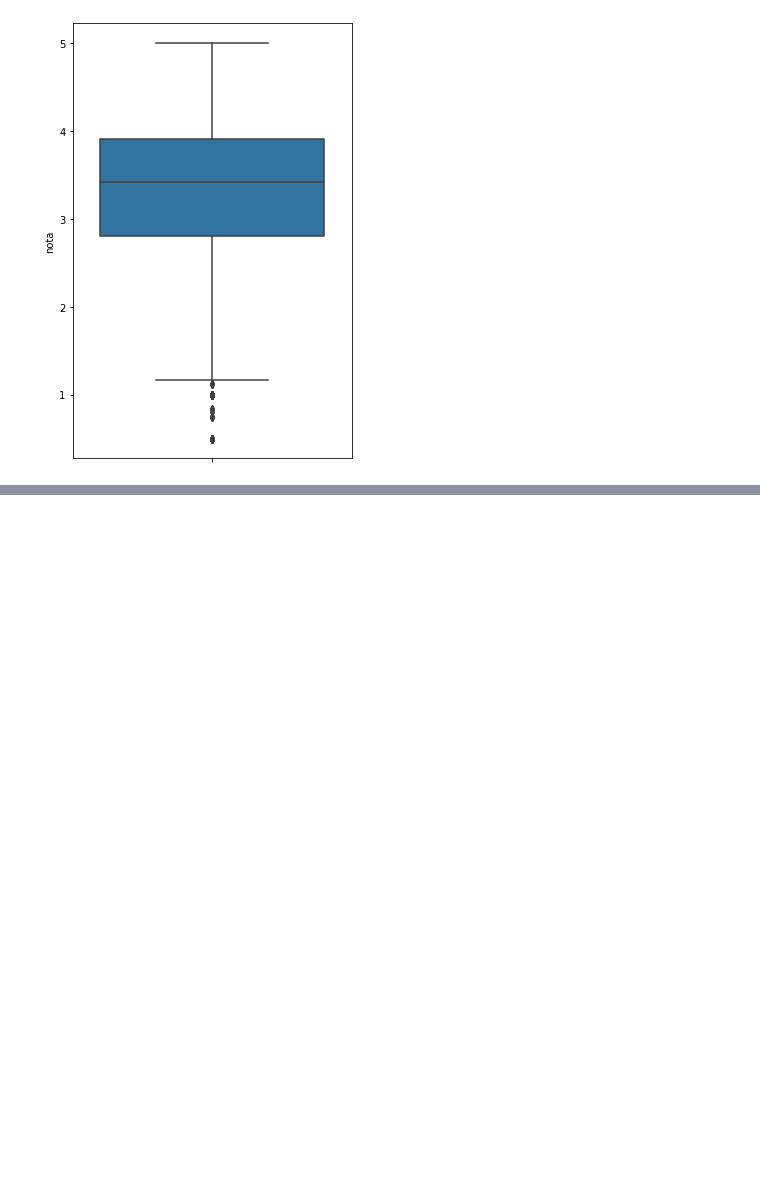
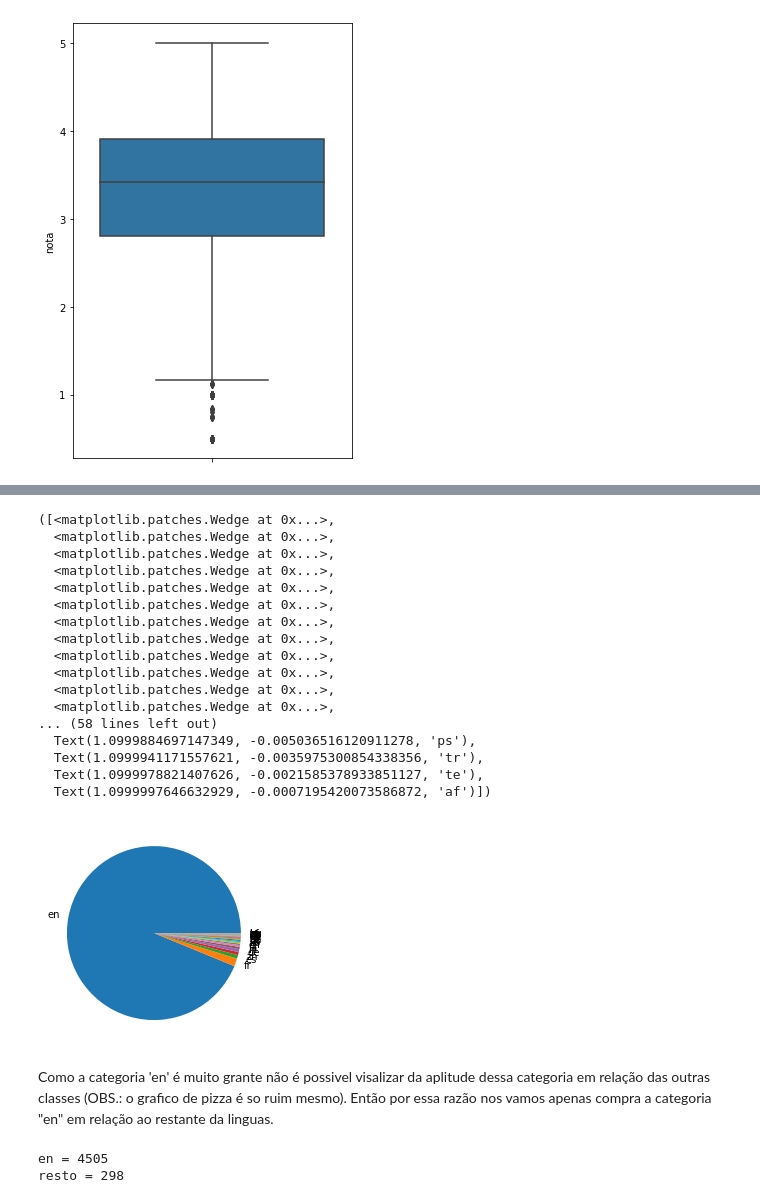
Before and after one commit to JeandsGomes/Estudando_Ciencia_de_Dados_com_Python, a Jupyter notebook: Introdução_a_Data_Science.ipynb, the cells around one changed output, grey strips where cells are left out. Saved outputs shown, nothing was run; the diff lists cells and outputs as text; code cells hidden in the pictures; blank space fills up the shorter version.

```diff
--- a/Introdução_a_Data_Science.ipynb
+++ b/Introdução_a_Data_Science.ipynb
@@ -271,0 +392,33 @@ sns.boxplot(y=medias_por_filmes)
+# %%
+plt.pie(contagem_de_lingua['total'], labels=contagem_de_lingua['original_language'])
+# %% [output]
+([<matplotlib.patches.Wedge at 0x...>,
+  <matplotlib.patches.Wedge at 0x...>,
+  <matplotlib.patches.Wedge at 0x...>,
+  <matplotlib.patches.Wedge at 0x...>,
+  <matplotlib.patches.Wedge at 0x...>,
+  <matplotlib.patches.Wedge at 0x...>,
+  <matplotlib.patches.Wedge at 0x...>,
+  <matplotlib.patches.Wedge at 0x...>,
+  <matplotlib.patches.Wedge at 0x...>,
+  <matplotlib.patches.Wedge at 0x...>,
+  <matplotlib.patches.Wedge at 0x...>,
+  <matplotlib.patches.Wedge at 0x...>,
+... (58 lines left out)
+  Text(1.0999884697147349, -0.005036516120911278, 'ps'),
+  Text(1.0999941171557621, -0.0035975300854338356, 'tr'),
+  Text(1.0999978821407626, -0.0021585378933851127, 'te'),
+  Text(1.0999997646632929, -0.0007195420073586872, 'af')])
+[figure, added]
+# %% [markdown]
+Como a categoria 'en' é muito grante não é possivel visalizar da aplitude dessa categoria em relação das outras classes (OBS.: o grafico de pizza é so ruim mesmo). Então por essa razão nos vamos apenas compra a categoria "en" em relação ao restante da linguas.
+# %%
+total_por_lingua = tmdb["original_language"].value_counts()
+total_geral = total_por_lingua.sum()
+total_de_ingles = total_por_lingua.loc['en']
+total_do_resto = total_geral - total_de_ingles
+print('en =',total_de_ingles)
+print('resto =',total_do_resto)
+# %% [output]
+en = 4505
+resto = 298
```
Also changed, not shown: parts of 17 cells of this notebook.
